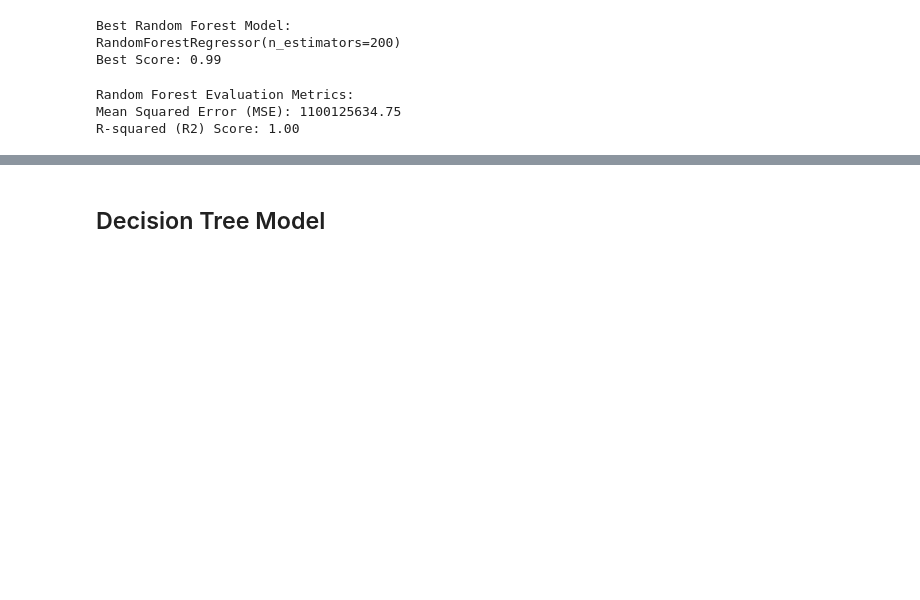
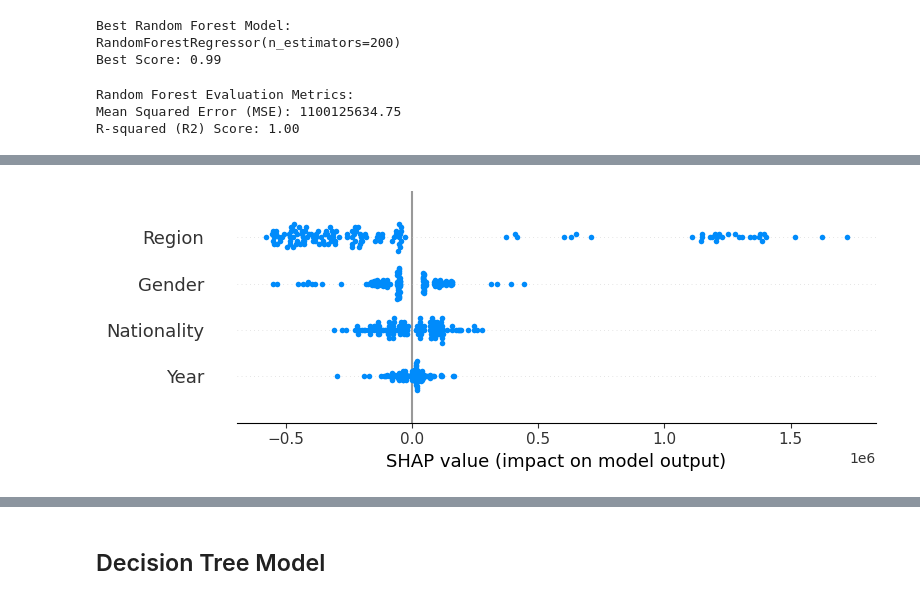
Before and after one commit to maimonahST/Darta_scince, a Jupyter notebook: DS_Project.ipynb, the cells around one changed output, grey strips where cells are left out. Cells and saved outputs as stored; diff of their text form; code cells hidden in the pictures; blank space fills up the shorter version.

```diff
--- a/DS_Project.ipynb
+++ b/DS_Project.ipynb
@@ -430,0 +469,6 @@ R-squared (R2) Score: 1.00
+# %%
+shap.initjs()
+i = 3
+explainer = shap.TreeExplainer(best_model_rf)
+shap_values = explainer.shap_values(X_test_scaled)
+shap.force_plot(explainer.expected_value[0], shap_values, X_test_scaled, feature_names = X_train.columns.to_list())
@@ -430,0 +478,4 @@ R-squared (R2) Score: 1.00
+# %%
+shap.summary_plot(shap_values, ,feature_names = X_train.columns.to_list())
+# %% [output]
+[figure, added]
```
Also changed, not shown: parts of 18 cells of this notebook.
